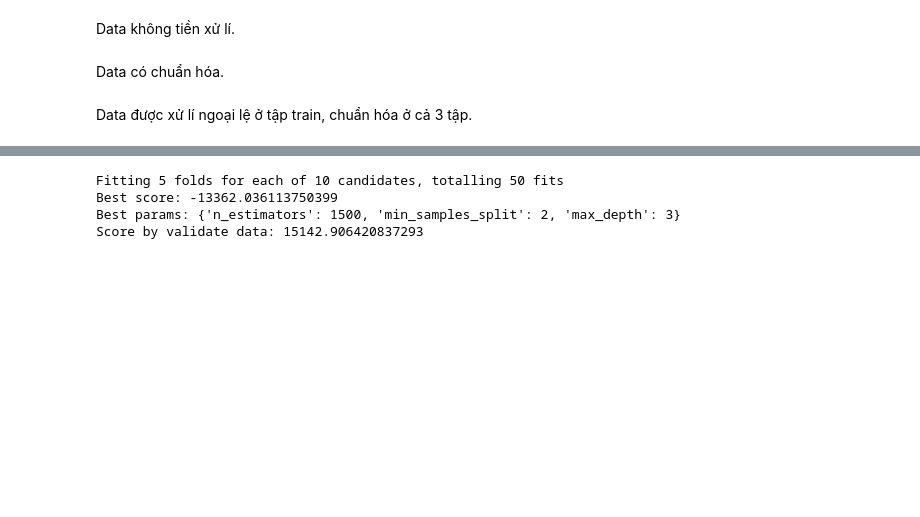
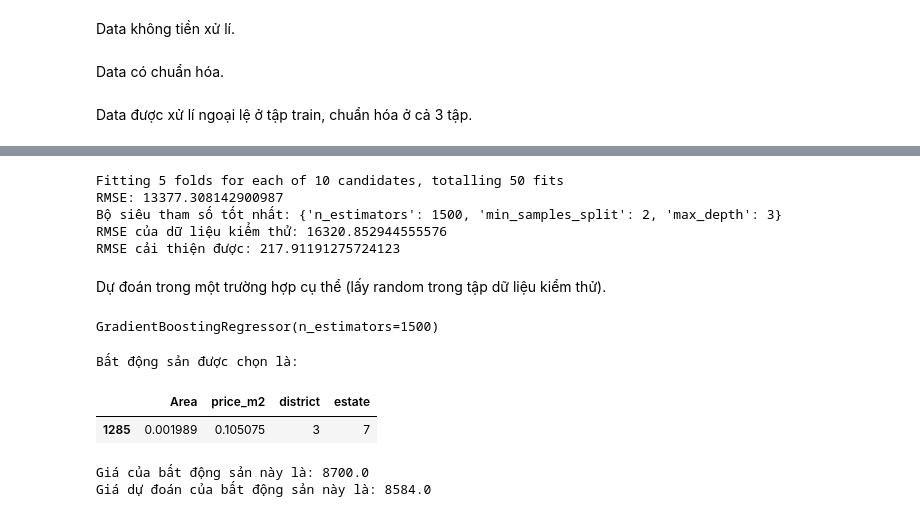
Before and after one commit to jthanh8144/FinalEssayDataScience, a Jupyter notebook: main.ipynb, the cells around one changed output, grey strips where cells are left out. Saved outputs shown, nothing was run; the diff lists cells and outputs as text; code cells hidden in the pictures; blank space fills up the shorter version.

```diff
--- a/main.ipynb
+++ b/main.ipynb
@@ -588,12 +583,43 @@ gbr = GradientBoostingRegressor()
 rscv = RandomizedSearchCV(gbr, param_grid, verbose=1,
                           refit=True, n_jobs=-1, cv=5, random_state=1, scoring='neg_root_mean_squared_error')
 rscv.fit(standard_x_train, standard_y_train)
-print("Best score:", str(rscv.best_score_))
-print("Best params:", rscv.best_params_)
+print("RMSE:", str(-1 * rscv.best_score_))
+print("Bộ siêu tham số tốt nhất:", rscv.best_params_)
 score = -1 * rscv.score(standard_x_test, standard_y_test)
-print("Score by validate data:", str(score))
+print("RMSE của dữ liệu kiểm thử:", str(score))
+print("RMSE cải thiện được:", str(result_test_df['GradiantBoost'][1] - score))
 # %% [output]
 Fitting 5 folds for each of 10 candidates, totalling 50 fits
-Best score: -13362.036113750399
-Best params: {'n_estimators': 1500, 'min_samples_split': 2, 'max_depth': 3}
-Score by validate data: 15142.906420837293
+RMSE: 13377.308142900987
+Bộ siêu tham số tốt nhất: {'n_estimators': 1500, 'min_samples_split': 2, 'max_depth': 3}
+RMSE của dữ liệu kiểm thử: 16320.852944555576
+RMSE cải thiện được: 217.91191275724123
+# %% [markdown]
+Dự đoán trong một trường hợp cụ thể (lấy random trong tập dữ liệu kiểm thử).
+# %%
+model_case = GradientBoostingRegressor(
+    n_estimators=rscv.best_params_['n_estimators'],
+    min_samples_split=rscv.best_params_['min_samples_split'],
+    max_depth=rscv.best_params_['max_depth']
+)
+model_case.fit(standard_x_train, standard_y_train)
+# %% [output]
+GradientBoostingRegressor(n_estimators=1500)
+# %%
+random_index = random.randint(0, standard_x_train.shape[0])
+row_selected = standard_x_train.iloc[[random_index]]
+x_case = row_selected.values.tolist()
+y_case = standard_y_train.iloc[[random_index]].values.tolist()[0]
+
+y_pred = model_case.predict(x_case)[0]
+
+print('Bất động sản được chọn là:')
+display(row_selected)
+print('Giá của bất động sản này là:', y_case)
+print('Giá dự đoán của bất động sản này là:', round(y_pred, 2))
+# %% [output]
+Bất động sản được chọn là:
+|  | Area | price_m2 | district | estate |
+| 1285 | 0.001989 | 0.105075 | 3 | 7 |
+Giá của bất động sản này là: 8700.0
+Giá dự đoán của bất động sản này là: 8584.0
```
Also changed, not shown: parts of 15 cells of this notebook.
